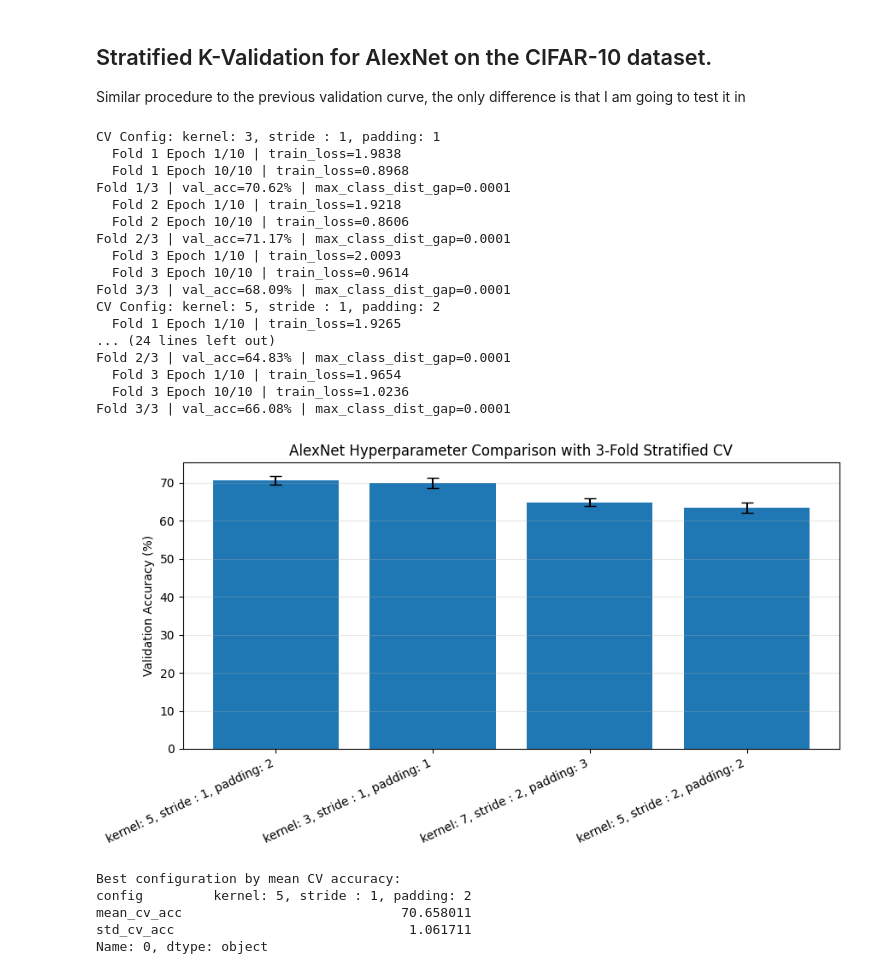
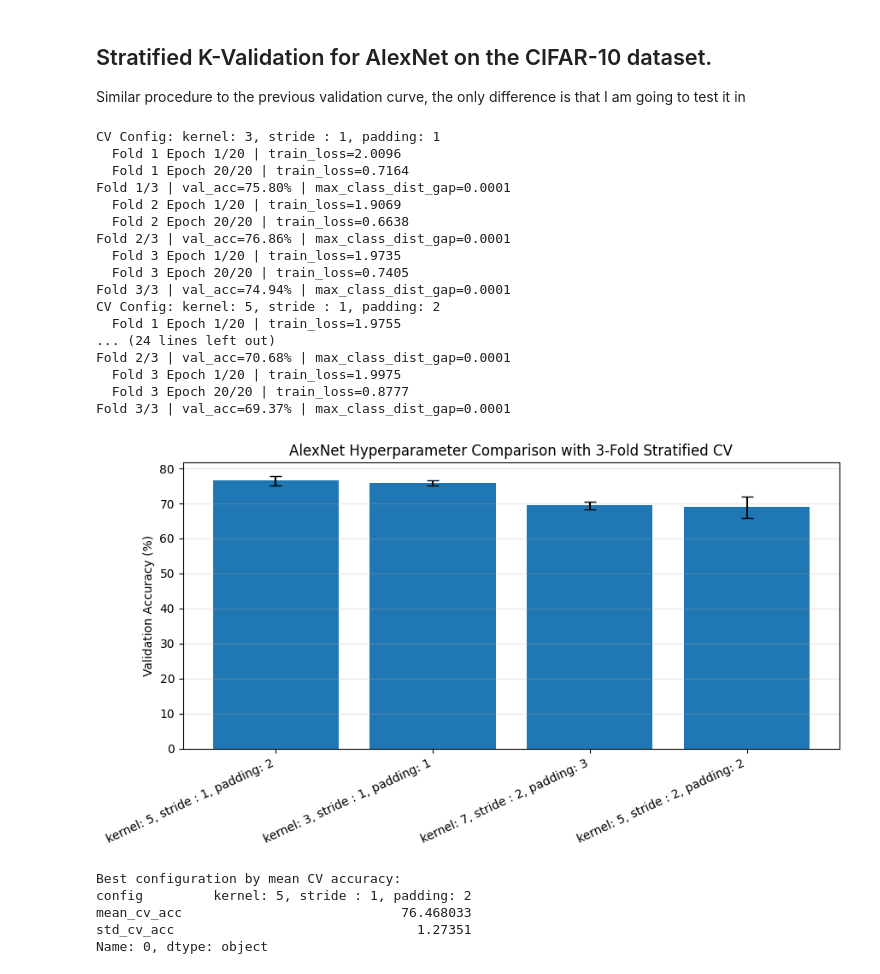
Before and after one commit to zarcop/4803_project_advanced_neural_networks, a Jupyter notebook: model/validation_alexnet.ipynb, the cells around one changed output. Drawn from its saved outputs; the diff is of its cells as text; code cells hidden in the pictures.

```diff
--- a/model/validation_alexnet.ipynb
+++ b/model/validation_alexnet.ipynb
@@ -292,7 +292,7 @@ cv_hyperparameters = [
 ]
 
 n_splits = 3
-cv_epochs = 10
+cv_epochs = 20
 cv_batch_size = 128
 lr = 1e-3
 
@@ -348,50 +348,50 @@ for config in cv_hyperparameters:
             "config": config["name"],
             "mean_cv_acc": mean_acc,
             "std_cv_acc": std_acc,
             "fold_accuracies": fold_accuracies,
         }
     )
 
 cv_df = pd.DataFrame(cv_records).sort_values("mean_cv_acc", ascending=False).reset_index(drop=True)
 cv_df
 
 plt.figure(figsize=(9, 5))
 plt.bar(
     cv_df["config"],
     cv_df["mean_cv_acc"],
     yerr=cv_df["std_cv_acc"],
     capsize=5,
 )
 plt.ylabel("Validation Accuracy (%)")
 plt.title(f"AlexNet Hyperparameter Comparison with {n_splits}-Fold Stratified CV")
 plt.xticks(rotation=25, ha="right")
 plt.grid(axis="y", alpha=0.3)
 plt.tight_layout()
 plt.show()
 
 print("\nBest configuration by mean CV accuracy:")
 print(cv_df.iloc[0][["config", "mean_cv_acc", "std_cv_acc"]])
 # %% [output]
 CV Config: kernel: 3, stride : 1, padding: 1
-  Fold 1 Epoch 1/10 | train_loss=1.9838
-  Fold 1 Epoch 10/10 | train_loss=0.8968
-Fold 1/3 | val_acc=70.62% | max_class_dist_gap=0.0001
-  Fold 2 Epoch 1/10 | train_loss=1.9218
-  Fold 2 Epoch 10/10 | train_loss=0.8606
-Fold 2/3 | val_acc=71.17% | max_class_dist_gap=0.0001
-  Fold 3 Epoch 1/10 | train_loss=2.0093
-  Fold 3 Epoch 10/10 | train_loss=0.9614
-Fold 3/3 | val_acc=68.09% | max_class_dist_gap=0.0001
+  Fold 1 Epoch 1/20 | train_loss=2.0096
+  Fold 1 Epoch 20/20 | train_loss=0.7164
+Fold 1/3 | val_acc=75.80% | max_class_dist_gap=0.0001
+  Fold 2 Epoch 1/20 | train_loss=1.9069
+  Fold 2 Epoch 20/20 | train_loss=0.6638
+Fold 2/3 | val_acc=76.86% | max_class_dist_gap=0.0001
+  Fold 3 Epoch 1/20 | train_loss=1.9735
+  Fold 3 Epoch 20/20 | train_loss=0.7405
+Fold 3/3 | val_acc=74.94% | max_class_dist_gap=0.0001
 CV Config: kernel: 5, stride : 1, padding: 2
-  Fold 1 Epoch 1/10 | train_loss=1.9265
+  Fold 1 Epoch 1/20 | train_loss=1.9755
 ... (24 lines left out)
-Fold 2/3 | val_acc=64.83% | max_class_dist_gap=0.0001
-  Fold 3 Epoch 1/10 | train_loss=1.9654
-  Fold 3 Epoch 10/10 | train_loss=1.0236
-Fold 3/3 | val_acc=66.08% | max_class_dist_gap=0.0001
+Fold 2/3 | val_acc=70.68% | max_class_dist_gap=0.0001
+  Fold 3 Epoch 1/20 | train_loss=1.9975
+  Fold 3 Epoch 20/20 | train_loss=0.8777
+Fold 3/3 | val_acc=69.37% | max_class_dist_gap=0.0001
-[figure, old version]
+[figure, new version]
 Best configuration by mean CV accuracy:
 config         kernel: 5, stride : 1, padding: 2
-mean_cv_acc                            70.658011
-std_cv_acc                              1.061711
+mean_cv_acc                            76.468033
+std_cv_acc                               1.27351
 Name: 0, dtype: object
```
Also changed, not shown: parts of 2 cells of this notebook.
